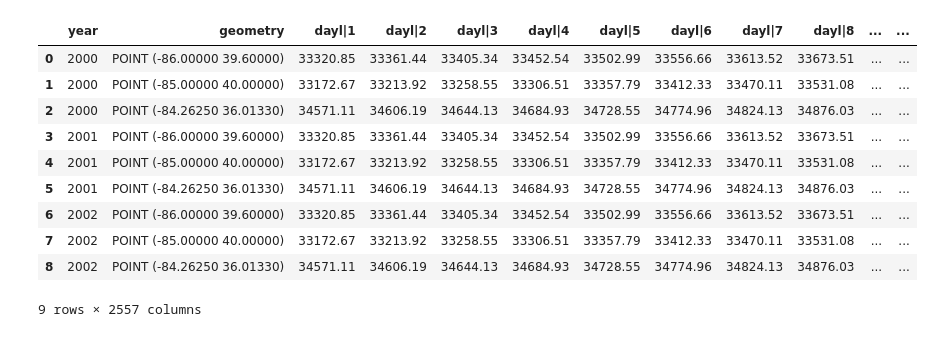
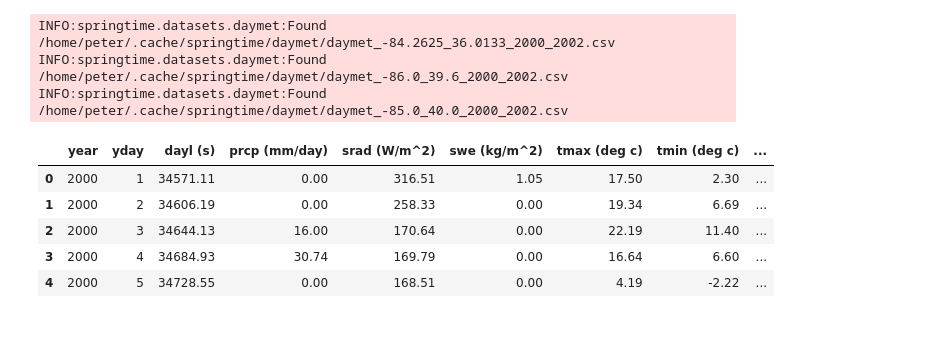
Before and after one commit to phenology/springtime, a Jupyter notebook: docs/user_guide/datasets/daymet.ipynb, the cells around one changed output. Drawn from its saved outputs; the diff is of its cells as text; code cells hidden in the pictures.

```diff
--- a/docs/user_guide/datasets/daymet.ipynb
+++ b/docs/user_guide/datasets/daymet.ipynb
@@ -10,26 +31,25 @@ logging.basicConfig(level=logging.INFO)  # TODO set to INFO
 # %%
 from springtime.datasets import Daymet
 
-source = Daymet(
+daymet_points = Daymet(
+    variables=["tmin", "tmax"],
     points=[
         [-84.2625, 36.0133],
         [-86, 39.6],
         [-85, 40],
     ],
     years=[2000, 2002],
 )
 
-df = source.load()
-df
+gdf = daymet_points.raw_load()
+gdf.head()
 # %% [output]
+INFO:springtime.datasets.daymet:Found /home/peter/.cache/springtime/daymet/daymet_-84.2625_36.0133_2000_2002.csv
+INFO:springtime.datasets.daymet:Found /home/peter/.cache/springtime/daymet/daymet_-86.0_39.6_2000_2002.csv
+INFO:springtime.datasets.daymet:Found /home/peter/.cache/springtime/daymet/daymet_-85.0_40.0_2000_2002.csv
-|  | year | geometry | dayl|1 | dayl|2 | dayl|3 | dayl|4 | dayl|5 | dayl|6 | dayl|7 | dayl|8 | ... | ... |
-| 0 | 2000 | POINT (-86.00000 39.60000) | 33320.85 | 33361.44 | 33405.34 | 33452.54 | 33502.99 | 33556.66 | 33613.52 | 33673.51 | ... | ... |
-| 1 | 2000 | POINT (-85.00000 40.00000) | 33172.67 | 33213.92 | 33258.55 | 33306.51 | 33357.79 | 33412.33 | 33470.11 | 33531.08 | ... | ... |
-| 2 | 2000 | POINT (-84.26250 36.01330) | 34571.11 | 34606.19 | 34644.13 | 34684.93 | 34728.55 | 34774.96 | 34824.13 | 34876.03 | ... | ... |
-| 3 | 2001 | POINT (-86.00000 39.60000) | 33320.85 | 33361.44 | 33405.34 | 33452.54 | 33502.99 | 33556.66 | 33613.52 | 33673.51 | ... | ... |
-| 4 | 2001 | POINT (-85.00000 40.00000) | 33172.67 | 33213.92 | 33258.55 | 33306.51 | 33357.79 | 33412.33 | 33470.11 | 33531.08 | ... | ... |
-| 5 | 2001 | POINT (-84.26250 36.01330) | 34571.11 | 34606.19 | 34644.13 | 34684.93 | 34728.55 | 34774.96 | 34824.13 | 34876.03 | ... | ... |
-| 6 | 2002 | POINT (-86.00000 39.60000) | 33320.85 | 33361.44 | 33405.34 | 33452.54 | 33502.99 | 33556.66 | 33613.52 | 33673.51 | ... | ... |
-| 7 | 2002 | POINT (-85.00000 40.00000) | 33172.67 | 33213.92 | 33258.55 | 33306.51 | 33357.79 | 33412.33 | 33470.11 | 33531.08 | ... | ... |
-| 8 | 2002 | POINT (-84.26250 36.01330) | 34571.11 | 34606.19 | 34644.13 | 34684.93 | 34728.55 | 34774.96 | 34824.13 | 34876.03 | ... | ... |
+|  | year | yday | dayl (s) | prcp (mm/day) | srad (W/m^2) | swe (kg/m^2) | tmax (deg c) | tmin (deg c) | ... |
+| 0 | 2000 | 1 | 34571.11 | 0.00 | 316.51 | 1.05 | 17.50 | 2.30 | ... |
+| 1 | 2000 | 2 | 34606.19 | 0.00 | 258.33 | 0.00 | 19.34 | 6.69 | ... |
+| 2 | 2000 | 3 | 34644.13 | 16.00 | 170.64 | 0.00 | 22.19 | 11.40 | ... |
+| 3 | 2000 | 4 | 34684.93 | 30.74 | 169.79 | 0.00 | 16.64 | 6.60 | ... |
+| 4 | 2000 | 5 | 34728.55 | 0.00 | 168.51 | 0.00 | 4.19 | -2.22 | ... |
-9 rows × 2557 columns
```
Also changed, not shown: parts of 24 cells of this notebook, 4 other files.
